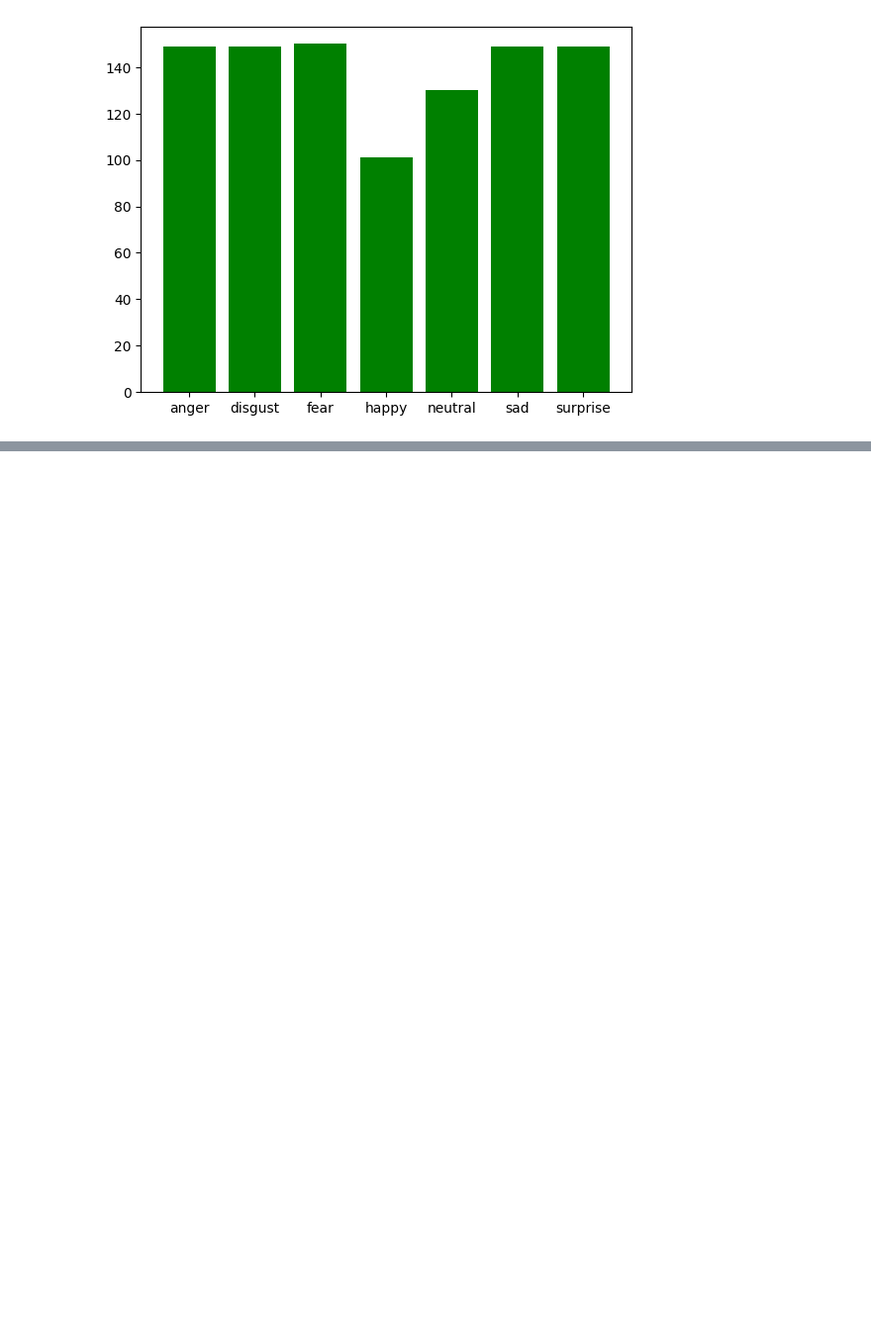
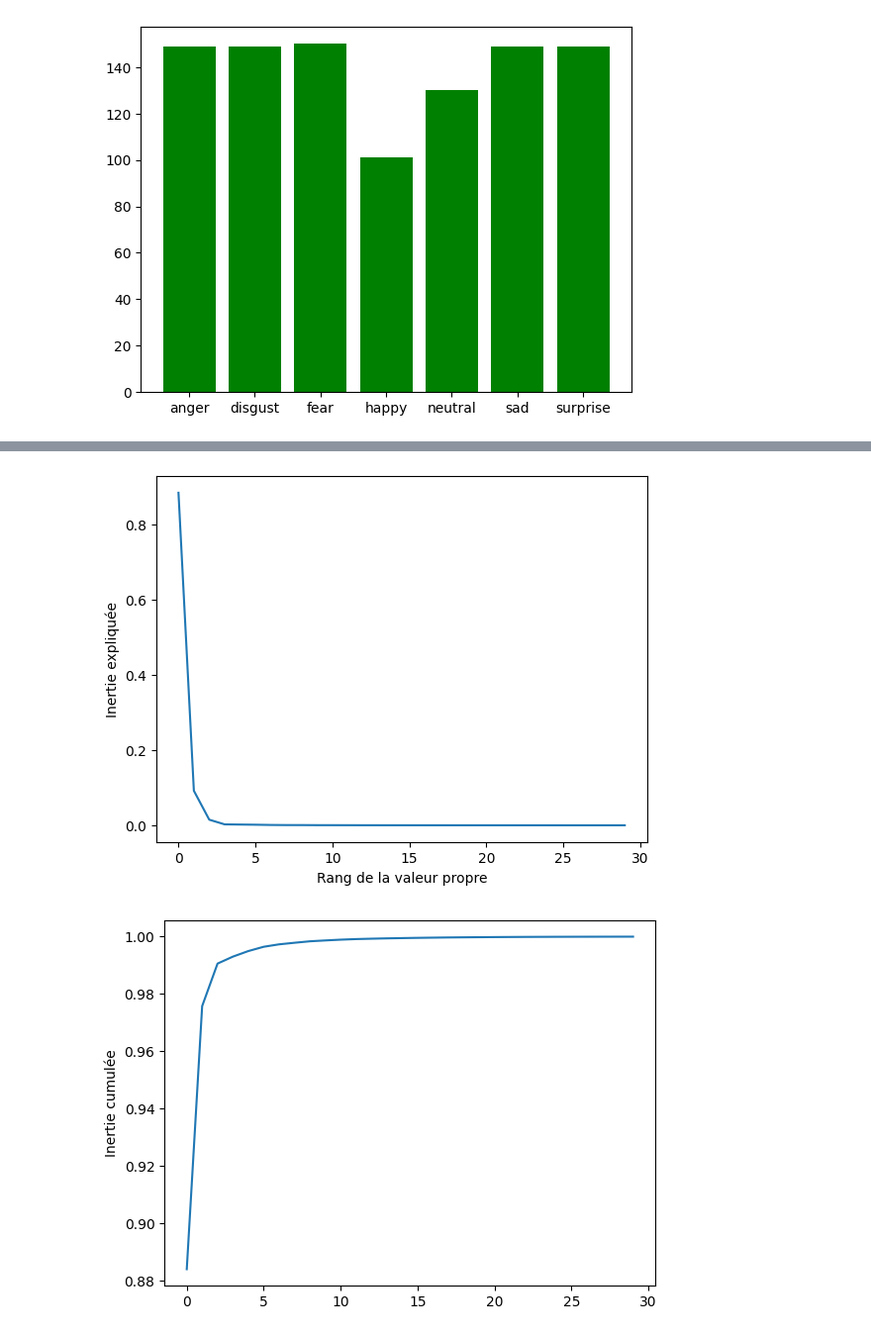
Before and after one commit to TARGAZ/MLChallenge, a Jupyter notebook: data_stats.ipynb, the cells around one changed output, grey strips where cells are left out. Shown at 99% size. Cells and saved outputs as stored; diff of their text form; code cells hidden in the pictures; blank space fills up the shorter version.

```diff
--- a/data_stats.ipynb
+++ b/data_stats.ipynb
@@ -131,0 +170,30 @@ Epoch 100/100
+# %%
+# Make a PCA on the data to reduce the number of features to 2
+from sklearn.decomposition import PCA
+pca = PCA()
+X_pca = pca.fit(X_train)
+
+plt.plot([i for i in range(30)], pca.explained_variance_ratio_[:30])
+plt.ylabel('Inertie expliquée')
+plt.xlabel('Rang de la valeur propre')
+plt.show()
+
+plt.plot([i for i in range(30)], pca.explained_variance_ratio_.cumsum()[:30])
+plt.ylabel('Inertie cumulée')
+plt.xlabel('')
+plt.show()
+
+emotion_to_color = {
+    "neutral": "r",
+    "happy": "g",
+    "sad": "b",
+    "anger": "y",
+    "surprise": "c",
+    "disgust": "m",
+    "fear": "k"
+}
+
+y_color = [emotion_to_color[i] for i in y]
+# %% [output]
+[figure, added]
+[figure, added]
```
Also changed, not shown: parts of 11 cells of this notebook.
